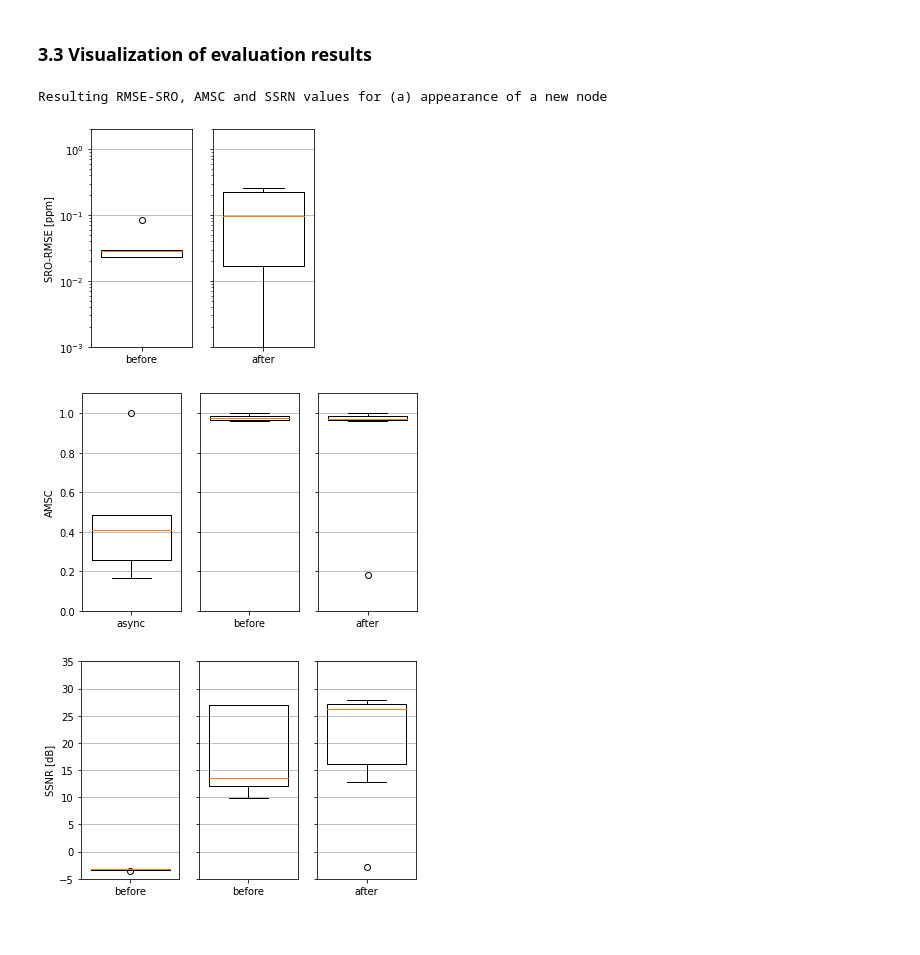
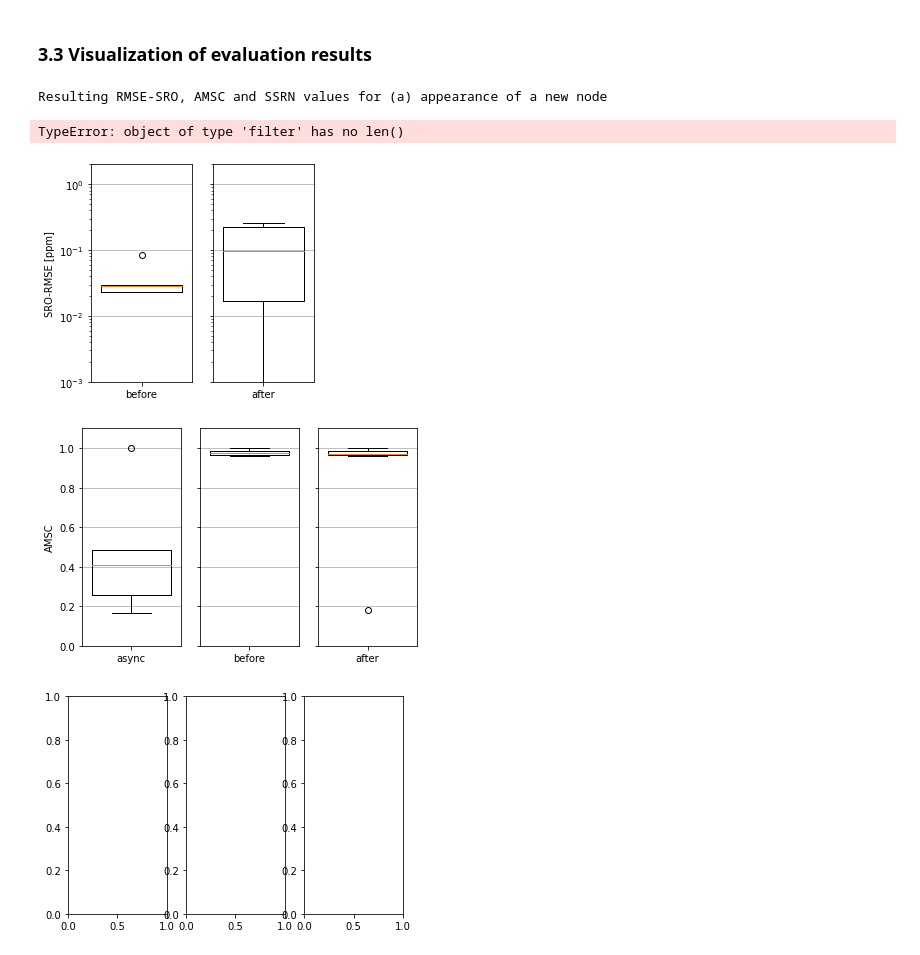
Before and after one commit to STHLabUOL/MWSforDynWASN, a Jupyter notebook: distributed_synchro_dynTop.ipynb, the cells around one changed output. Saved outputs shown, nothing was run; the diff lists cells and outputs as text; code cells hidden in the pictures.

Commit message:
filter np.inf before eval plots

```diff
--- a/distributed_synchro_dynTop.ipynb
+++ b/distributed_synchro_dynTop.ipynb
@@ -345,38 +345,39 @@ ax[2].set_yticks((0, 0.2, 0.4, 0.6, 0.8, 1), ("", "", "", "", "", ""))
 f, ax = plt.subplots(1, 3, gridspec_kw={'width_ratios': [1, 1, 1]}, figsize=[6, 4])
 
 
-ax[0].boxplot(eval_res_before['ssnr_async'],
+ax[0].boxplot(list(filter(lambda x: not np.isinf(x), eval_res_before['ssnr_async'])),
                 notch=False,
                 vert=True,
                 widths=0.8
 )
 ax[0].set_xticks((1,), ('async',))
 
 ax[0].set_ylim((-5, 35))
 ax[0].set_ylabel('SSNR [dB]')
 ax[0].grid(axis='y')
 
 ax[1].boxplot(eval_res_before['ssnr'],
                 notch=False,
                 vert=True,
                 widths=0.8
 )
 ax[1].set_xticks((1,), ('before',))
 ax[1].set_yticks((-5,0,5,10,15,20,25,30,35), ("","","","","","","","",""));
 ax[1].grid(axis='y')
 ax[1].set_ylim((-5, 35))
 
 ax[2].boxplot(eval_res_after['ssnr'],
                 notch=False,
                 vert=True,
                 widths=0.8
 )
 ax[2].set_xticks((1,), ('after',))
 ax[2].set_ylim((-5, 35))
 ax[2].set_yticks((-5,0,5,10,15,20,25,30,35), ("","","","","","","","",""));
 ax[2].grid(axis='y')
 # %% [output]
 Resulting RMSE-SRO, AMSC and SSRN values for (a) appearance of a new node
+TypeError: object of type 'filter' has no len()
 [figure]
 [figure]
-[figure, old version]
+[figure, new version]
```
